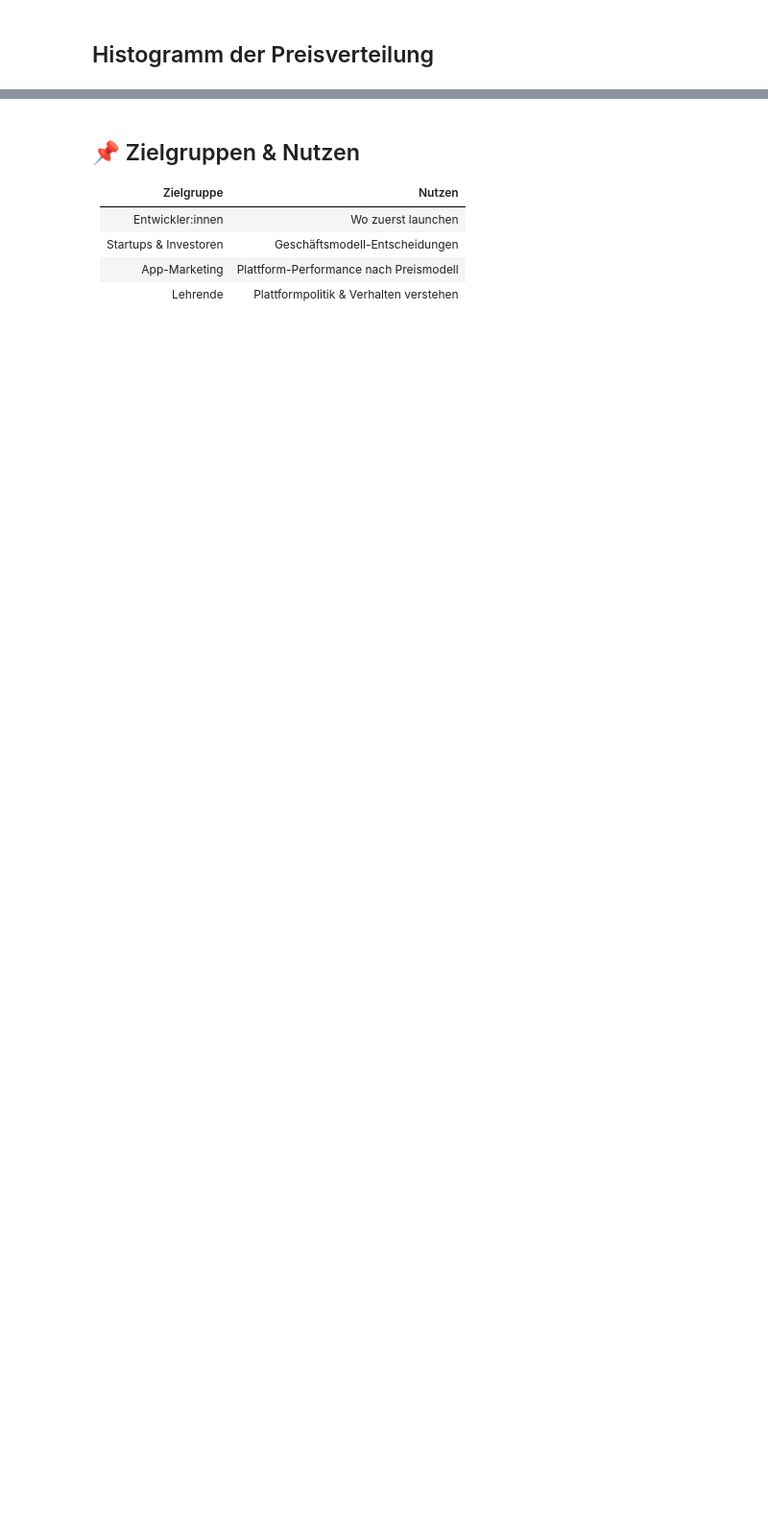
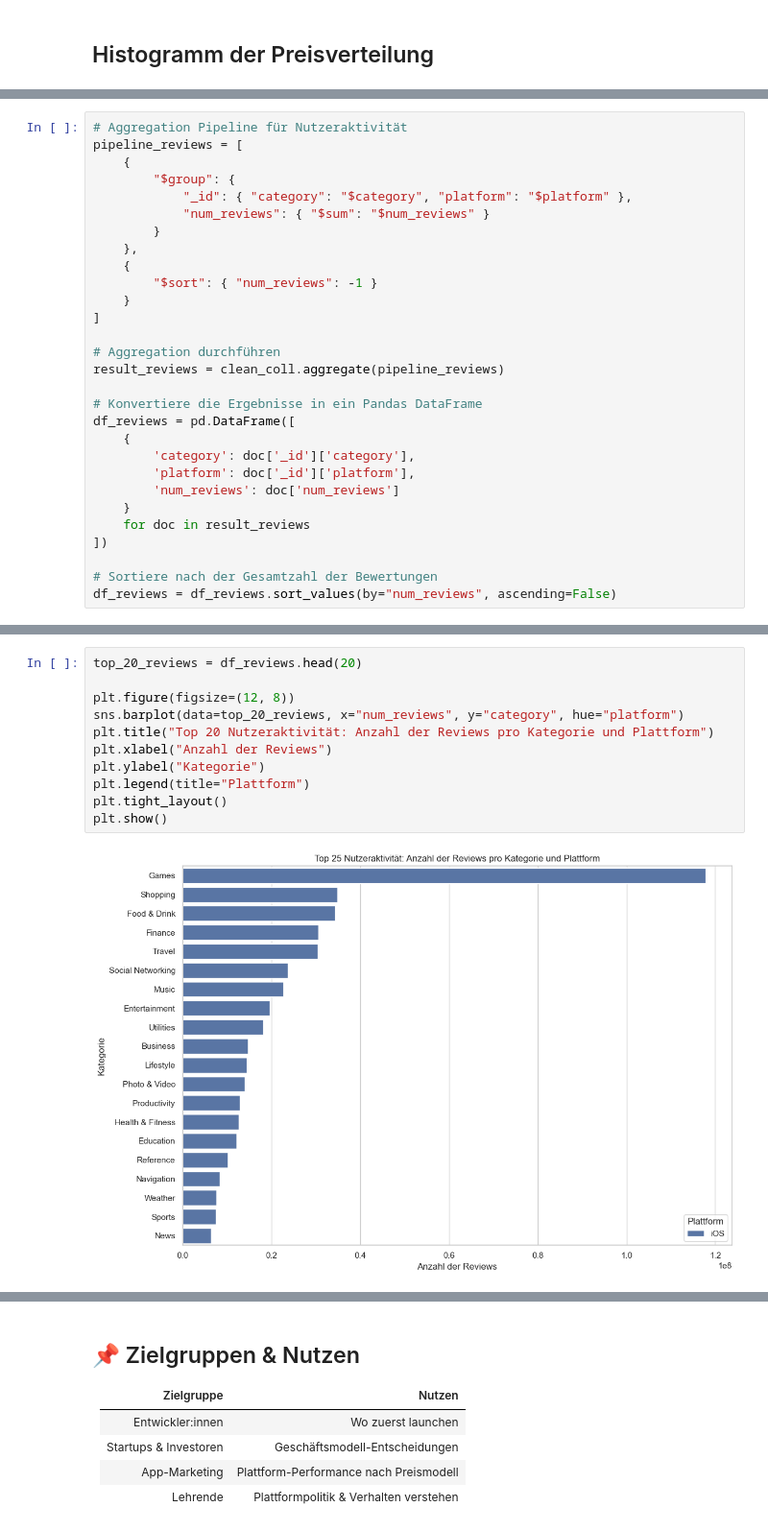
Before and after one commit to hamulicemir/bdinf-prj, a Jupyter notebook: Appmarkt_Analyse.ipynb, the cells around one changed output, grey strips where cells are left out. Shown at 96% size. Cells and saved outputs as stored; diff of their text form; blank space fills up the shorter version.

```diff
--- a/Appmarkt_Analyse.ipynb
+++ b/Appmarkt_Analyse.ipynb
@@ -452,0 +656,29 @@ plt.show()
+# %%
+# Aggregation Pipeline für Nutzeraktivität
+pipeline_reviews = [
+    {
+        "$group": {
+            "_id": { "category": "$category", "platform": "$platform" },
+            "num_reviews": { "$sum": "$num_reviews" }
+        }
+    },
+    {
+        "$sort": { "num_reviews": -1 }
+    }
+]
+
+# Aggregation durchführen
+result_reviews = clean_coll.aggregate(pipeline_reviews)
+
+# Konvertiere die Ergebnisse in ein Pandas DataFrame
+df_reviews = pd.DataFrame([
+    {
+        'category': doc['_id']['category'],
+        'platform': doc['_id']['platform'],
+        'num_reviews': doc['num_reviews']
+    }
+    for doc in result_reviews
+])
+
+# Sortiere nach der Gesamtzahl der Bewertungen
+df_reviews = df_reviews.sort_values(by="num_reviews", ascending=False)
@@ -453 +696,14 @@ plt.show()
+# %%
+top_20_reviews = df_reviews.head(20)
+
+plt.figure(figsize=(12, 8))
+sns.barplot(data=top_20_reviews, x="num_reviews", y="category", hue="platform")
+plt.title("Top 20 Nutzeraktivität: Anzahl der Reviews pro Kategorie und Plattform")
+plt.xlabel("Anzahl der Reviews")
+plt.ylabel("Kategorie")
+plt.legend(title="Plattform")
+plt.tight_layout()
+plt.show()
+# %% [output]
+[figure, added]
 # %% [markdown]
```
Also changed, not shown: parts of 42 cells of this notebook.
